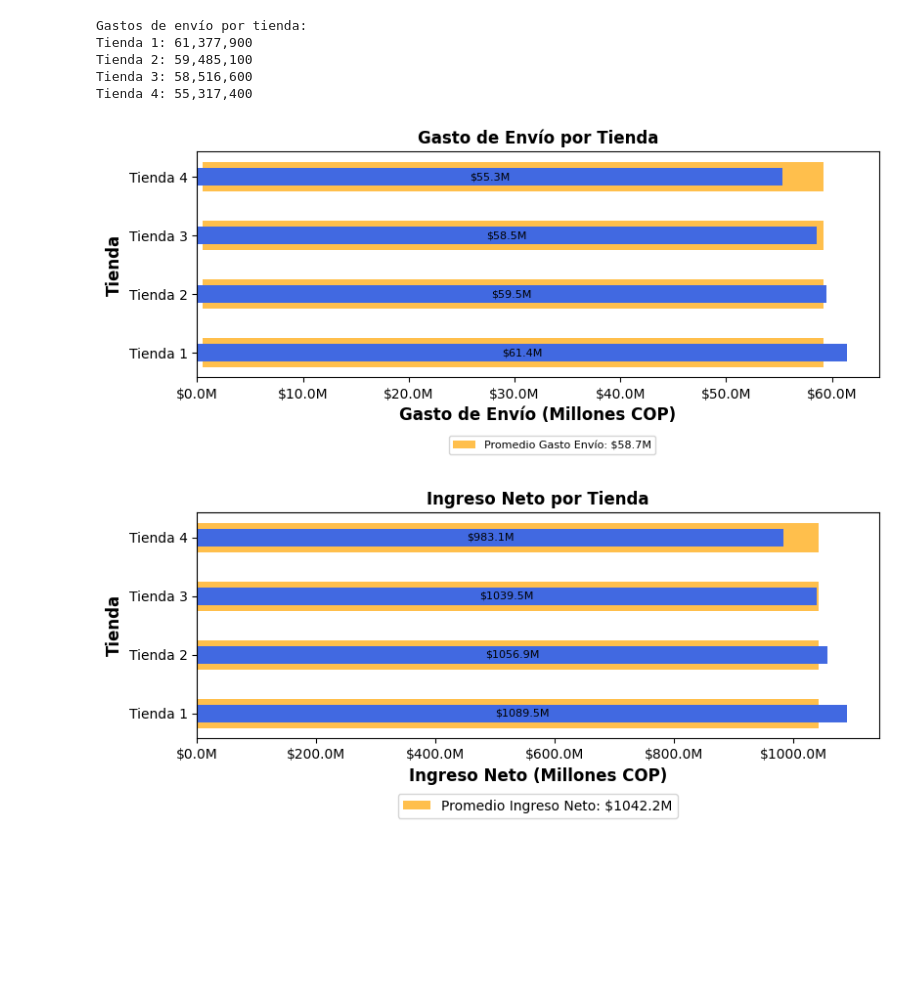
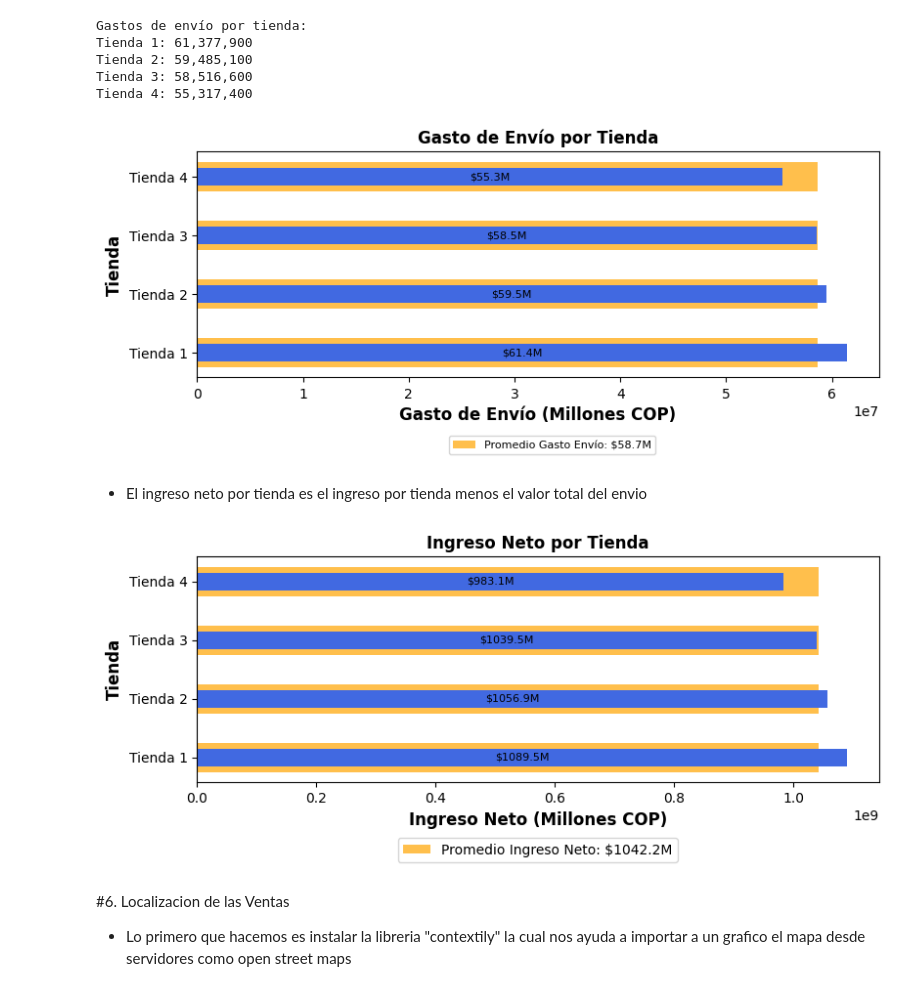
Before and after one commit to RafaelRomeroTechDev/Challenge_Alura_Store, a Jupyter notebook: Challenge_Alura_Store_Rafael_Romero.ipynb, the cells around one changed output. Cells and saved outputs as stored; diff of their text form; code cells hidden in the pictures; blank space fills up the shorter version.

```diff
--- a/Challenge_Alura_Store_Rafael_Romero.ipynb
+++ b/Challenge_Alura_Store_Rafael_Romero.ipynb
@@ -735,36 +735,37 @@ def formatoMillones(x, pos):
         str: El número formateado como una cadena (ej., '10M' para 10,000,000).
     """
     return f'{x / 1e6:.0f}M'
 
 # Crea una nueva figura y un conjunto de subgráficos.
 plt.figure(figsize=(9, 3))
 
 # Dibuja barras horizontales para el gasto de envío promedio de las tiendas.
-plt.barh(nombre_tiendas, [gasto_envio_promedio] * len(nombre_tiendas), height=0.5, color='orange', alpha=0.7, left=0.5e6, label=f'Promedio Gasto Envío: ${gasto_envio_promedio / 1e6:.1f}M')
+plt.barh(nombre_tiendas, [gasto_envio_promedio] * len(nombre_tiendas), height=0.5, color='orange', alpha=0.7, label=f'Promedio Gasto Envío: ${gasto_envio_promedio / 1e6:.1f}M')
 
 # Dibuja barras horizontales para la suma de los gastos de envío por tienda.
 barras = plt.barh(nombre_tiendas, sumas_gastos_envio, height=0.3, color='royalblue')
 
 # Establece el título del gráfico.
 plt.title('Gasto de Envío por Tienda', fontsize=12, fontweight='bold')
 # Establece la etiqueta del eje y.
 plt.ylabel('Tienda', fontsize=12, fontweight='bold')
 # Establece la etiqueta del eje x.
 plt.xlabel('Gasto de Envío (Millones COP)', fontsize=12, fontweight='bold')
 # Formatea el eje x para mostrar los valores en millones.
-plt.gca().xaxis.set_major_formatter(FuncFormatter(formato_millones))
 
 # Agrega etiquetas de texto a las barras.
 for bar in barras:
     width = bar.get_width()
     plt.text(width / 2, bar.get_y() + bar.get_height() / 2, f'${width / 1e6:.1f}M', va='center', ha='center', fontsize=8)
 
 # Agrega una leyenda al gráfico.
 plt.legend(fontsize=8, loc='center right', bbox_to_anchor=(0.68, -0.3))
 # Muestra el gráfico.
 plt.show()
 # %% [output]
-[figure, old version]
+[figure, new version]
+# %% [markdown]
+* El ingreso neto por tienda es el ingreso por tienda menos el valor total del envio
 # %%
 def calcular_ingreso_neto_por_tienda(tiendas):
     """
@@ -805,7 +806,7 @@ def formato_millones(x, pos):
 plt.figure(figsize=(9, 3))
 
 # Dibuja barras horizontales para el ingreso neto promedio de las tiendas.
-plt.barh(nombre_tiendas, [ingreso_neto_promedio] * len(nombre_tiendas), height=0.5, color='orange', alpha=0.7, left=0.5e6, label=f'Promedio Ingreso Neto: ${ingreso_neto_promedio / 1e6:.1f}M')
+plt.barh(nombre_tiendas, [ingreso_neto_promedio] * len(nombre_tiendas), height=0.5, color='orange', alpha=0.7, label=f'Promedio Ingreso Neto: ${ingreso_neto_promedio / 1e6:.1f}M')
 
 # Dibuja barras horizontales para la suma de los ingresos netos por tienda.
 barras = plt.barh(nombre_tiendas, sumas_ingreso_neto, height=0.3, color='royalblue')
@@ -817,7 +818,6 @@ plt.ylabel('Tienda', fontsize=12, fontweight='bold')
 # Establece la etiqueta del eje x.
 plt.xlabel('Ingreso Neto (Millones COP)', fontsize=12, fontweight='bold')
 # Formatea el eje x para mostrar los valores en millones.
-plt.gca().xaxis.set_major_formatter(FuncFormatter(formato_millones))
 
 # Agrega etiquetas de texto a las barras.
 for bar in barras:
@@ -829,4 +829,7 @@ plt.legend(fontsize=10, loc='center right', bbox_to_anchor=(0.715, -0.3))
 # Muestra el gráfico.
 plt.show()
 # %% [output]
-[figure, old version]
+[figure, new version]
+# %% [markdown]
+#6. Localizacion de las Ventas
+* Lo primero que hacemos es instalar la libreria "contextily" la cual nos ayuda a importar a un grafico el mapa desde servidores como open street maps
```
Also changed, not shown: parts of 2 cells of this notebook.
